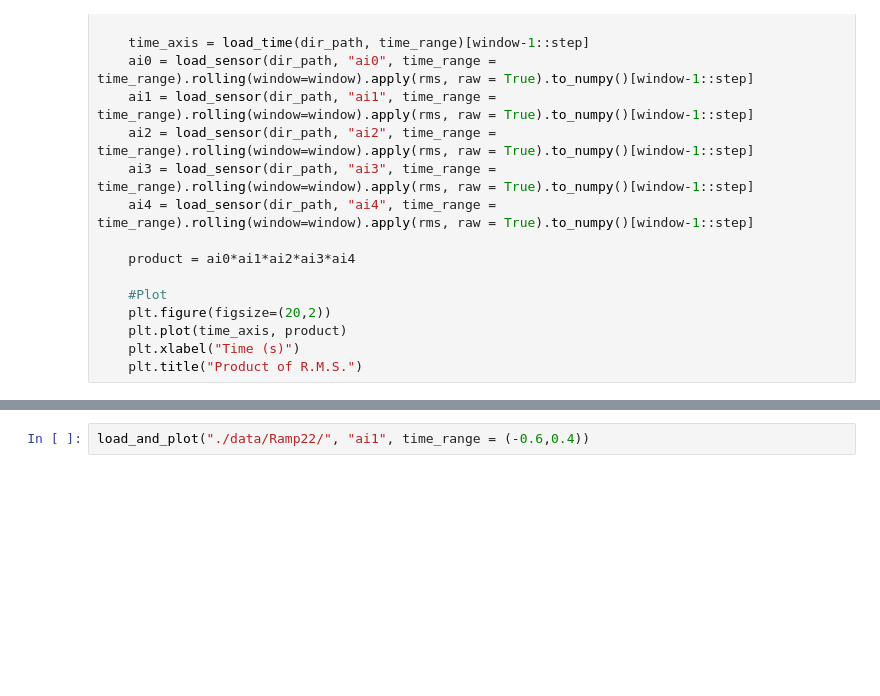
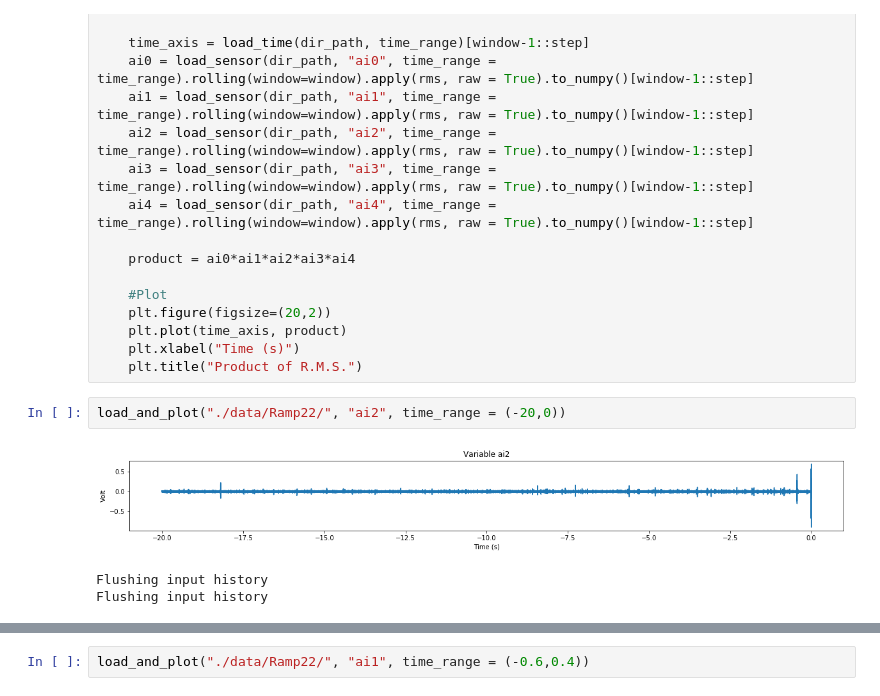
Before and after one commit to Duchstf/quench-detector, a Jupyter notebook: Ramp22.ipynb, the cells around one changed output, grey strips where cells are left out. Cells and saved outputs as stored; diff of their text form; blank space fills up the shorter version.

```diff
--- a/Ramp22.ipynb
+++ b/Ramp22.ipynb
@@ -129,4 +129,10 @@ def plot_rms_product(dir_path, time_range = None, window = 2000, step = 10):
     plt.plot(time_axis, product)
     plt.xlabel("Time (s)")
     plt.title("Product of R.M.S.")
+# %%
+load_and_plot("./data/Ramp22/", "ai2", time_range = (-20,0))
+# %% [output]
+[figure, added]
+Flushing input history
+Flushing input history
 # %%
```
Also changed, not shown: parts of 1 cell of this notebook, 2 other files.
